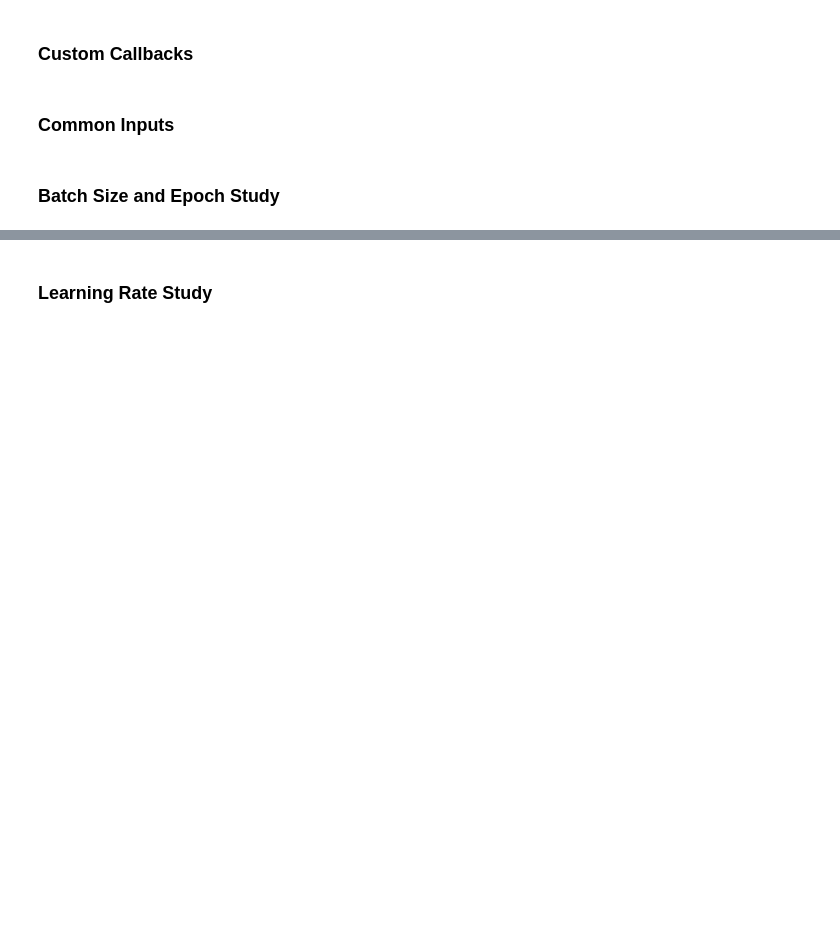
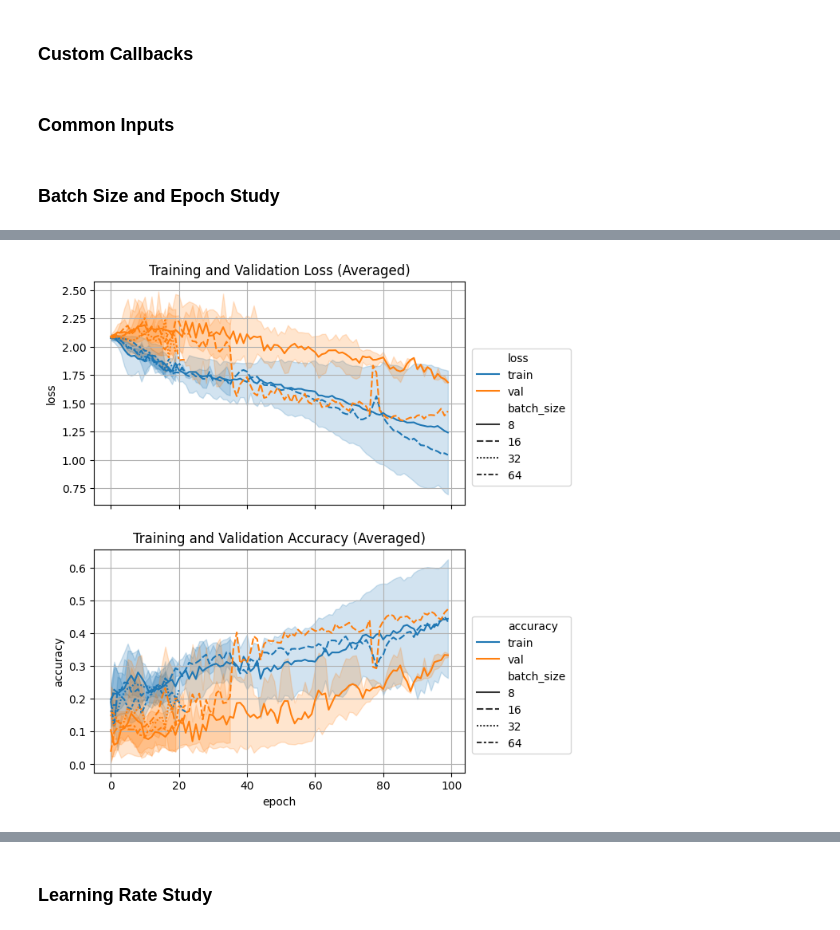
Before and after one commit to jesseingraham/Semantic-Segmentation-of-Aerial-Cityscapes, a Jupyter notebook: notebooks/03 - Modeling.ipynb, the cells around one changed output, grey strips where cells are left out. Drawn from its saved outputs; the diff is of its cells as text; code cells hidden in the pictures; blank space fills up the shorter version.

Commit message:
Updating modeling notebook
Modeling notebook is now complete with some hyperparameter tuning of a U-net model and brief prediction result analysis.

```diff
--- a/notebooks/03 - Modeling.ipynb
+++ b/notebooks/03 - Modeling.ipynb
@@ -272,10 +297,10 @@ mask_extension = ".bmp"
 # %%
 batch_size = [8, 16, 32, 64]
 epochs = [10, 50, 100]  #continuously runs to largest epoch in array, but saves model at each epoch in array
-study_folder = '../batch_size_epoch_study/'
+batch_size_study_folder = '../batch_size_epoch_study_2/'
 
 #create directories
-study_dir = os.path.dirname(study_folder)
+study_dir = os.path.dirname(batch_size_study_folder)
 if not os.path.isdir(study_dir):
     os.makedirs(study_dir)
     os.makedirs(study_dir+'/logs/')
@@ -296,4 +317,18 @@ model.compile(optimizer='adam', loss='categorical_crossentropy', metrics=['accur
 # %%
 #get cross-validation indices dictionary
-indices_by_fold = get_fold_indices(X_train.shape[0], folds)
+indices_by_fold = get_fold_indices(image_input.shape[0], folds)
+# %%
+#if models exist, continue training if their epochs are less than what is declared for study, appending logs
+models_list = glob.glob(os.path.join(batch_size_study_folder, 'models/*.keras'))
+models_list = [os.path.basename(p) for p in models_list]
+if bool(models_list):
+    batch_size_list = []
+    fold_list = []
+    epoch_list = []
+    for m in models_list:
+        batch_size_list.append(int(m.split('_')[2]))
+        fold_list.append(int(m.split('_')[4]))
+        epoch_list.append(int((m.split('_')[6]).split('.')[0]))
+
+    existing_models_df = pd.DataFrame({'name':models_list, 'batch_size':batch_size_list, 'fold':fold_list, 'epoch':epoch_list})
 # %%
@@ -320,0 +379,61 @@ for b in batch_size:
+# %%
+###########################
+#  Combine log file data  #
+###########################
+
+logs = glob.glob(os.path.join(batch_size_study_folder, 'logs/*.log'))
+
+study_df = pd.DataFrame()
+for log in logs:
+    base = os.path.basename(log)
+    batch_size = int(base.split('_')[0][1:])
+    fold = int((base.split('_')[1]).split('.')[0][1:])
+
+    temp_df = pd.read_csv(os.path.join(batch_size_study_folder, 'logs/', os.path.basename(log)))
+    temp_df['batch_size'] = batch_size
+    temp_df['fold'] = fold
+
+    if logs.index(log) == 0:
+        study_df = temp_df.copy()  # initialize by copying
+    else:
+        study_df = pd.concat([study_df, temp_df], axis=0)
+
+
+#################################
+#  Organize dataframes to plot  #
+#################################
+
+study_df.rename({'accuracy' : 'train_accuracy', 'loss' : 'train_loss'}, axis=1, inplace=True)
+study_df.sort_values(by=['batch_size'], inplace=True)  #ensure subplots are ascending in batch size
+
+loss_df = study_df.drop(['train_accuracy', 'val_accuracy'], axis=1)
+loss_df.rename({'train_loss' : 'train', 'val_loss' : 'val'}, axis=1, inplace=True)
+loss_df = loss_df.melt(id_vars=['epoch', 'batch_size', 'fold'], value_vars=['train', 'val'], var_name='loss')
+
+accuracy_df = study_df.drop(['train_loss', 'val_loss'], axis=1)
+accuracy_df.rename({'train_accuracy' : 'train', 'val_accuracy' : 'val'}, axis=1, inplace=True)
+accuracy_df = accuracy_df.melt(id_vars=['epoch', 'batch_size', 'fold'], value_vars=['train', 'val'], var_name='accuracy')
+
+
+##########
+#  Plot  #
+##########
+
+fig, axs = plt.subplots(nrows=2, ncols=1, sharex=True, figsize=(6,8))
+sns.lineplot(ax=axs[0], data=loss_df, x='epoch', y='value', style='batch_size', hue='loss')
+sns.lineplot(ax=axs[1], data=accuracy_df, x='epoch', y='value', style='batch_size', hue='accuracy')
+
+axs[0].set_ylabel('loss')
+axs[0].set_title('Training and Validation Loss (Averaged)')
+axs[1].set_ylabel('accuracy')
+axs[1].set_title('Training and Validation Accuracy (Averaged)')
+
+for ax in axs:
+    ax.grid(True)
+
+    #place legend outside center right border of plot
+    ax.legend(bbox_to_anchor=(1.02, 0.7), loc='upper left', borderaxespad=0)
+
+plt.show()
+# %% [output]
+[figure, added]
```
Also changed, not shown: parts of 34 cells of this notebook.
